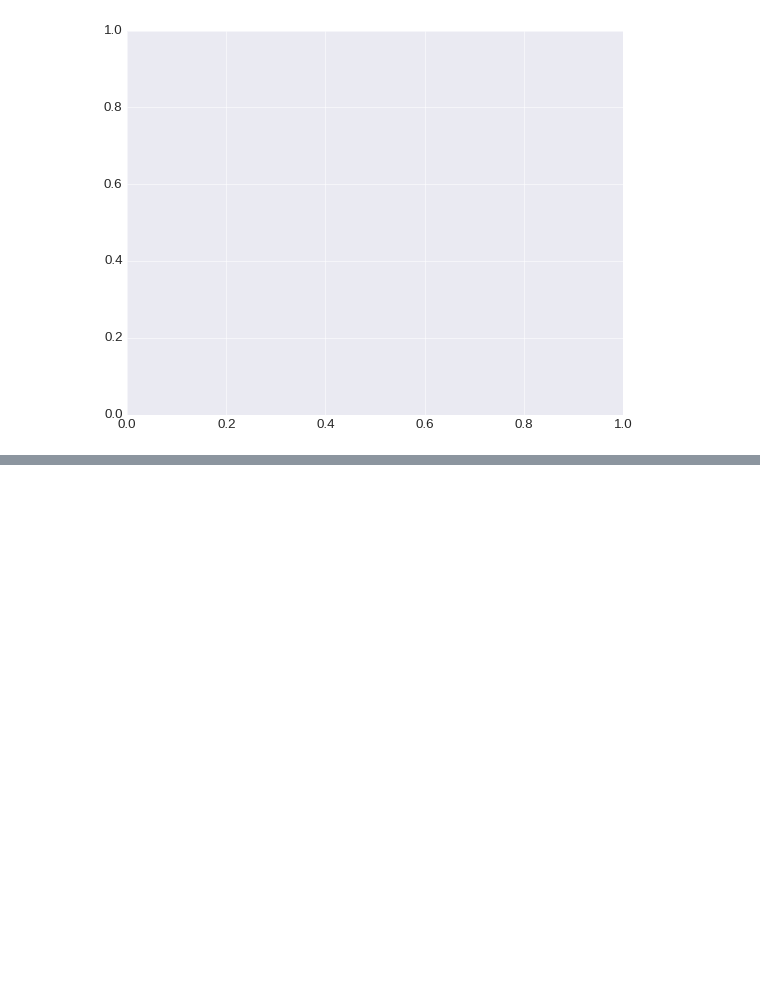
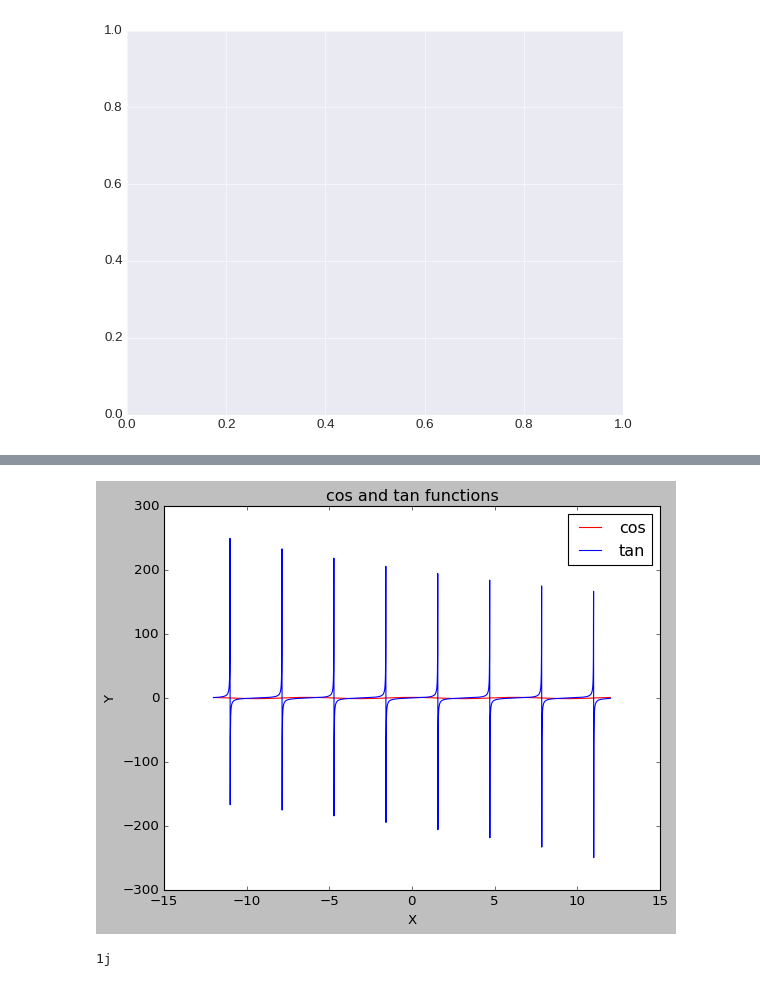
Before and after one commit to mirpouya/Basics-of-ML, a Jupyter notebook: Matplotlib_Intermediate.ipynb, the cells around one changed output, grey strips where cells are left out. Cells and saved outputs as stored; diff of their text form; code cells hidden in the pictures; blank space fills up the shorter version.

```diff
--- a/Matplotlib_Intermediate.ipynb
+++ b/Matplotlib_Intermediate.ipynb
@@ -41,0 +83,25 @@ ax = plt.axes()
+# %%
+x = np.linspace(-12, 12, 2400)
+
+y1 = np.cos(x)
+y2 = np.tan(x)
+
+plt.plot(x, y1, color="r", label="cos")
+plt.plot(x, y2, color="b", label="tan")
+
+# Naming the x-axis, y-axis and the whole graph
+plt.xlabel("X")
+plt.ylabel("Y")
+plt.title("cos and tan functions")
+
+# Adding legend, which helps us recognize the curve according to it's color
+plt.legend()
+
+# To load the display window
+plt.show()
+# %% [output]
+[figure, added]
+# %%
+np.sinh(np.pi*1j/2)
+# %% [output]
+1j
```
Also changed, not shown: parts of 4 cells of this notebook.
